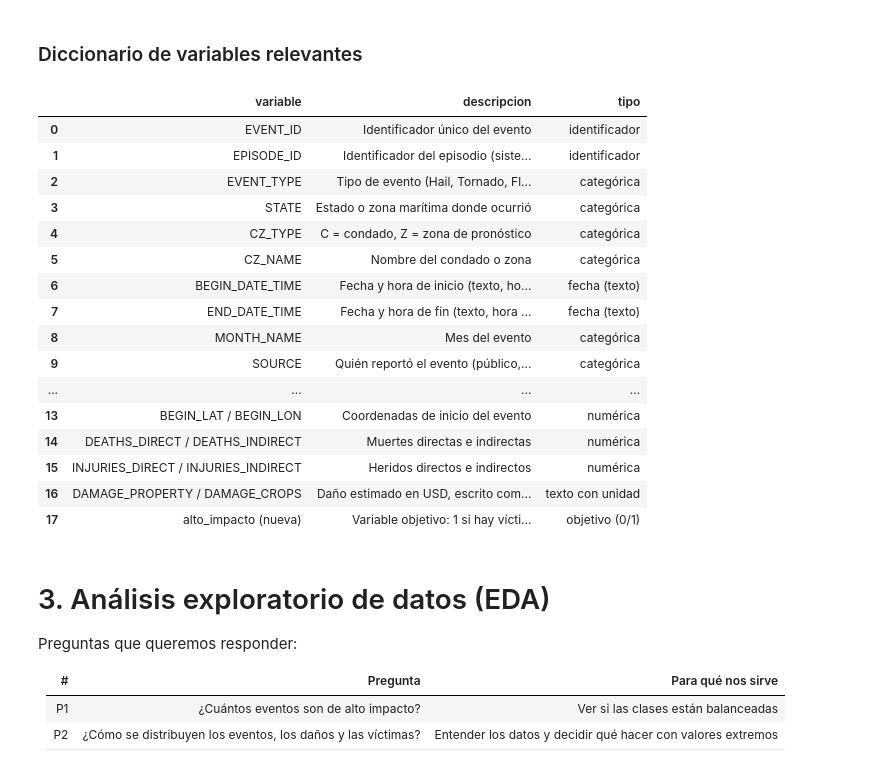
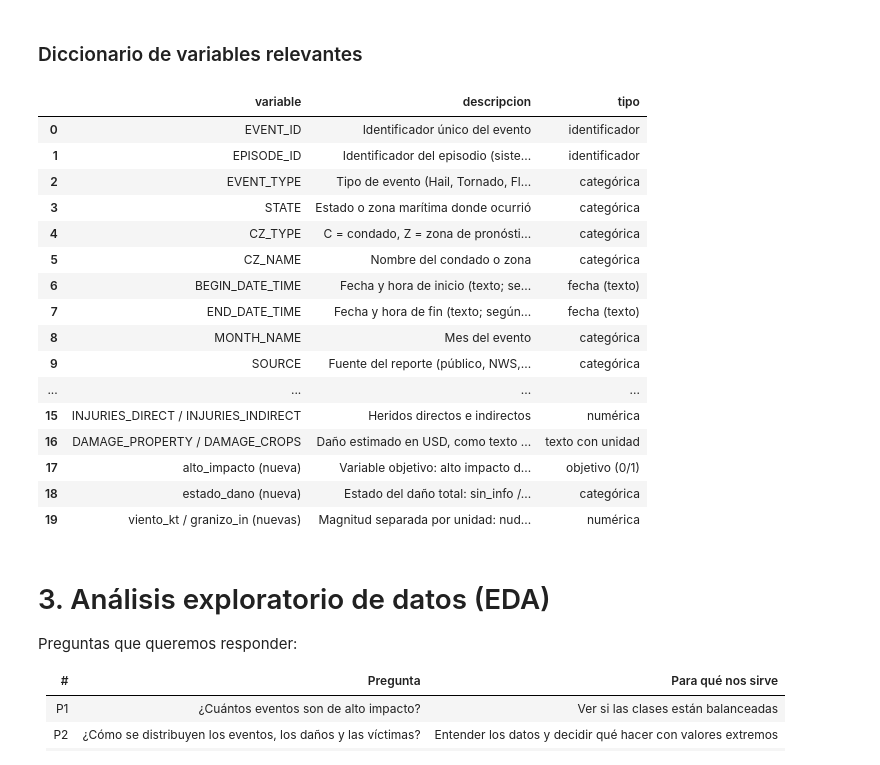
Before and after one commit to kaneeqi/storm-impact-prediction, a Jupyter notebook: notebooks/TP1.ipynb, the cells around one changed output. Cells and saved outputs as stored; diff of their text form; code cells hidden in the pictures.

```diff
--- a/notebooks/TP1.ipynb
+++ b/notebooks/TP1.ipynb
@@ -137,54 +174,58 @@ Tipos de evento distintos: 48
 # %%
 diccionario = pd.DataFrame({
     "variable": ["EVENT_ID", "EPISODE_ID", "EVENT_TYPE", "STATE", "CZ_TYPE", "CZ_NAME",
                  "BEGIN_DATE_TIME", "END_DATE_TIME", "MONTH_NAME", "SOURCE",
                  "MAGNITUDE", "MAGNITUDE_TYPE", "TOR_F_SCALE",
                  "BEGIN_LAT / BEGIN_LON",
                  "DEATHS_DIRECT / DEATHS_INDIRECT", "INJURIES_DIRECT / INJURIES_INDIRECT",
-                 "DAMAGE_PROPERTY / DAMAGE_CROPS", "alto_impacto (nueva)"],
+                 "DAMAGE_PROPERTY / DAMAGE_CROPS", "alto_impacto (nueva)",
+                 "estado_dano (nueva)", "viento_kt / granizo_in (nuevas)"],
     "descripcion": [
         "Identificador único del evento",
         "Identificador del episodio (sistema meteorológico que agrupa varios eventos)",
         "Tipo de evento (Hail, Tornado, Flash Flood, etc.)",
         "Estado o zona marítima donde ocurrió",
-        "C = condado, Z = zona de pronóstico",
+        "C = condado, Z = zona de pronóstico (NOAA define también M = marina; en 2025 las zonas marinas vienen como Z)",
         "Nombre del condado o zona",
-        "Fecha y hora de inicio (texto, hora local)",
-        "Fecha y hora de fin (texto, hora local)",
+        "Fecha y hora de inicio (texto; según NOAA, normalmente en hora local estándar)",
+        "Fecha y hora de fin (texto; según NOAA, normalmente en hora local estándar)",
         "Mes del evento",
-        "Quién reportó el evento (público, NWS, medios, etc.)",
-        "Intensidad (nudos para viento, pulgadas para granizo)",
-        "Si la magnitud fue medida (M) o estimada (E)",
-        "Escala del tornado (EF0 a EF5)",
+        "Fuente del reporte (público, NWS, medios, etc.); si hubo varias, quien prepara el registro elige una",
+        "Magnitud: nudos en eventos de viento, pulgadas en granizo; vacía en los demás tipos (no aplica)",
+        "Solo viento: EG ráfaga estimada, ES sostenido estimado, MG ráfaga medida, MS sostenido medido",
+        "Escala EF del tornado, asignada según el daño causado (EF0 a EF5; EFU = desconocida)",
         "Coordenadas de inicio del evento",
         "Muertes directas e indirectas",
         "Heridos directos e indirectos",
-        "Daño estimado en USD, escrito como texto (ej. 1.00K, 0.50M)",
-        "Variable objetivo: 1 si hay víctimas o daño >= 1 millón de USD"],
+        "Daño estimado en USD, como texto (ej. 1.00K, 0.50M); vacío = sin información, no cero",
+        "Variable objetivo: alto impacto documentado (1 si el registro tiene víctimas o daño >= 1 millón de USD)",
+        "Estado del daño total: sin_info / cero / positivo",
+        "Magnitud separada por unidad: nudos (viento) y pulgadas (granizo); vacía si no aplica"],
     "tipo": ["identificador", "identificador", "categórica", "categórica", "categórica", "categórica",
              "fecha (texto)", "fecha (texto)", "categórica", "categórica",
              "numérica", "categórica", "categórica", "numérica",
-             "numérica", "numérica", "texto con unidad", "objetivo (0/1)"]
+             "numérica", "numérica", "texto con unidad", "objetivo (0/1)",
+             "categórica", "numérica"]
 })
 diccionario
 # %% [output]
 |  | variable | descripcion | tipo |
 | 0 | EVENT_ID | Identificador único del evento | identificador |
 | 1 | EPISODE_ID | Identificador del episodio (siste... | identificador |
 | 2 | EVENT_TYPE | Tipo de evento (Hail, Tornado, Fl... | categórica |
 | 3 | STATE | Estado o zona marítima donde ocurrió | categórica |
-| 4 | CZ_TYPE | C = condado, Z = zona de pronóstico | categórica |
+| 4 | CZ_TYPE | C = condado, Z = zona de pronósti... | categórica |
 | 5 | CZ_NAME | Nombre del condado o zona | categórica |
-| 6 | BEGIN_DATE_TIME | Fecha y hora de inicio (texto, ho... | fecha (texto) |
-| 7 | END_DATE_TIME | Fecha y hora de fin (texto, hora ... | fecha (texto) |
+| 6 | BEGIN_DATE_TIME | Fecha y hora de inicio (texto; se... | fecha (texto) |
+| 7 | END_DATE_TIME | Fecha y hora de fin (texto; según... | fecha (texto) |
 | 8 | MONTH_NAME | Mes del evento | categórica |
-| 9 | SOURCE | Quién reportó el evento (público,... | categórica |
+| 9 | SOURCE | Fuente del reporte (público, NWS,... | categórica |
 | ... | ... | ... | ... |
-| 13 | BEGIN_LAT / BEGIN_LON | Coordenadas de inicio del evento | numérica |
-| 14 | DEATHS_DIRECT / DEATHS_INDIRECT | Muertes directas e indirectas | numérica |
 | 15 | INJURIES_DIRECT / INJURIES_INDIRECT | Heridos directos e indirectos | numérica |
-| 16 | DAMAGE_PROPERTY / DAMAGE_CROPS | Daño estimado en USD, escrito com... | texto con unidad |
-| 17 | alto_impacto (nueva) | Variable objetivo: 1 si hay vícti... | objetivo (0/1) |
+| 16 | DAMAGE_PROPERTY / DAMAGE_CROPS | Daño estimado en USD, como texto ... | texto con unidad |
+| 17 | alto_impacto (nueva) | Variable objetivo: alto impacto d... | objetivo (0/1) |
+| 18 | estado_dano (nueva) | Estado del daño total: sin_info /... | categórica |
+| 19 | viento_kt / granizo_in (nuevas) | Magnitud separada por unidad: nud... | numérica |
 # %% [markdown]
 # 3. Análisis exploratorio de datos (EDA)
 
```
Also changed, not shown: parts of 41 cells of this notebook.
